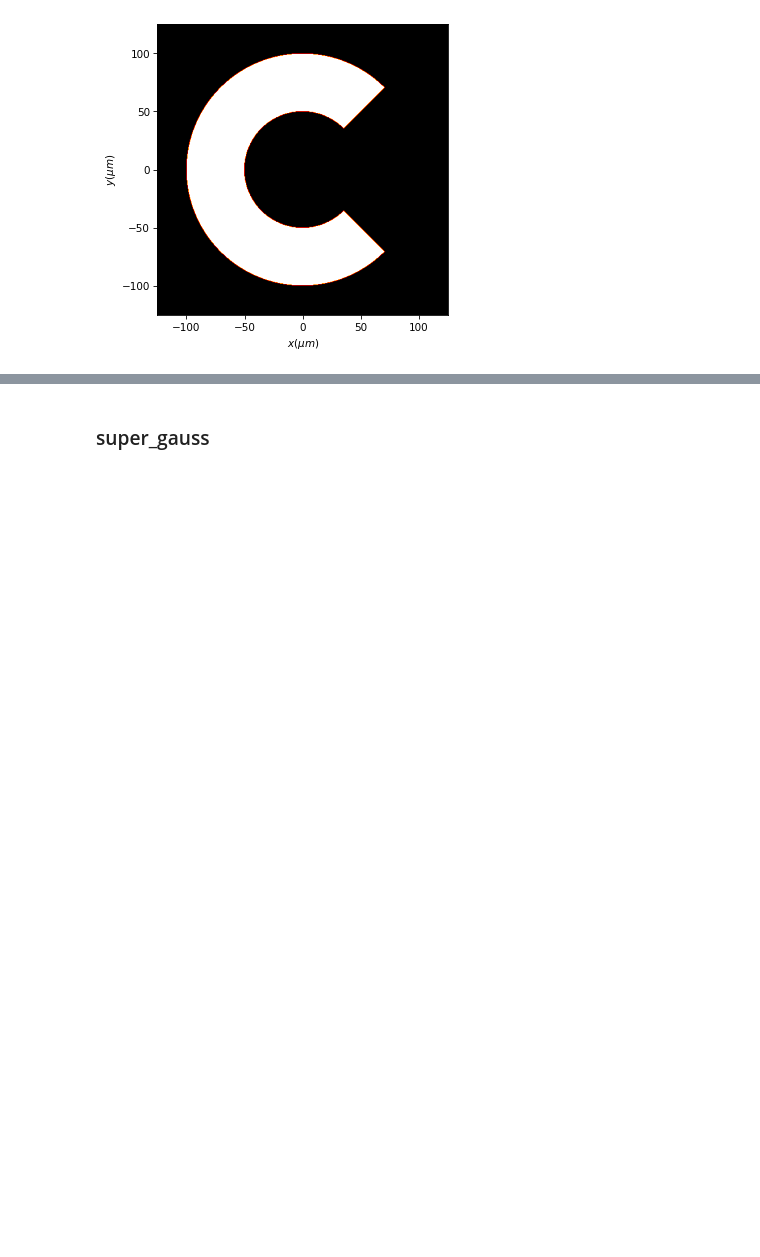
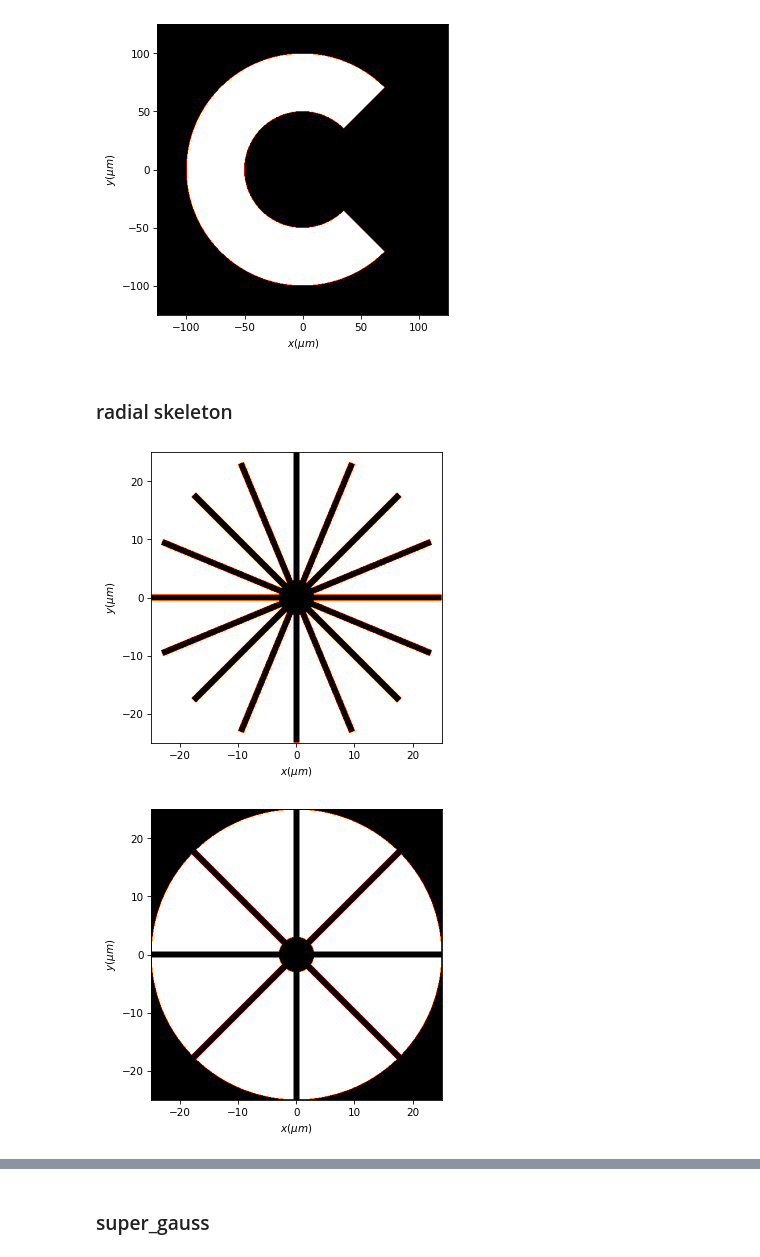
Before and after one commit to optbrea/diffractio, a Jupyter notebook: docs/source/tutorial_scalar/scalar_XY/masks_xy.ipynb, the cells around one changed output, grey strips where cells are left out. Cells and saved outputs as stored; diff of their text form; code cells hidden in the pictures; blank space fills up the shorter version.

Commit message:
pupil(kind='direct' or 'inverse') several Scalar_masks_XY: skeletons
radial_skeleton, angular_skeleton, bulls_eye.
we have them for laser engraving.

```diff
--- a/docs/source/tutorial_scalar/scalar_XY/masks_xy.ipynb
+++ b/docs/source/tutorial_scalar/scalar_XY/masks_xy.ipynb
@@ -260,3 +262,25 @@ t1.draw(kind="intensity")
 # %% [output]
 [figure]
 [figure]
+# %% [markdown]
+### radial skeleton
+# %%
+num_data = 512
+length = 50 * um
+x = np.linspace(-length / 2, length / 2, num_data)
+y = np.linspace(-length / 2, length / 2, num_data)
+wavelength = 0.6328 * um
+
+frame = dict(x=x, y=y, wavelength=wavelength)
+
+t1 = Diffractio('scalar','mask', **frame)
+t1.radial_skeleton(r0=(0, 0), num_arms=8, length=50*um, width=1*um, radius=3*um)
+t1.draw(kind='intensity')
+
+t2 = Diffractio('scalar','mask', **frame)
+t2.radial_skeleton(r0=(0, 0), num_arms=4, length=0, width=1*um, radius=3*um)
+t2.pupil()
+t2.draw(kind='intensity')
+# %% [output]
+[figure, added]
+[figure, added]
```
Also changed, not shown: parts of 5 cells of this notebook, 4 other files.
